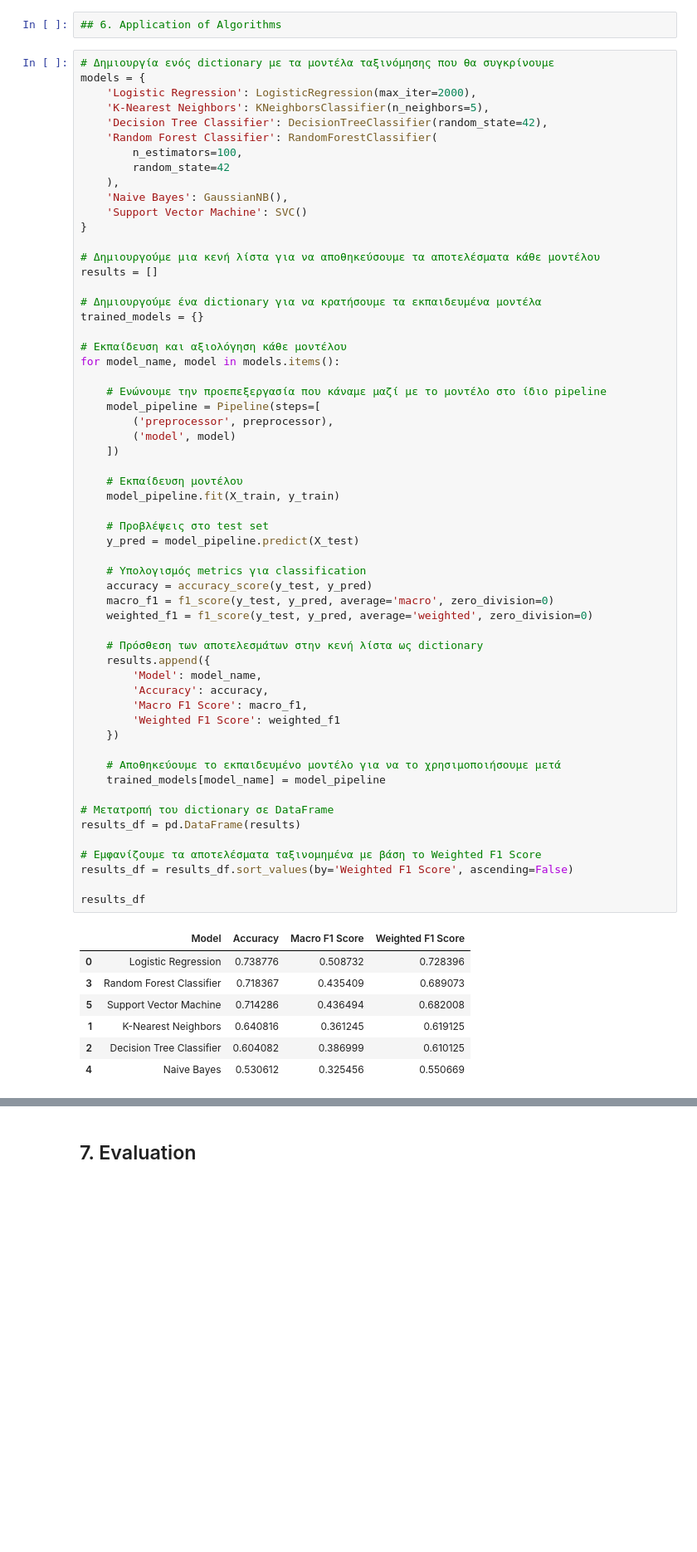
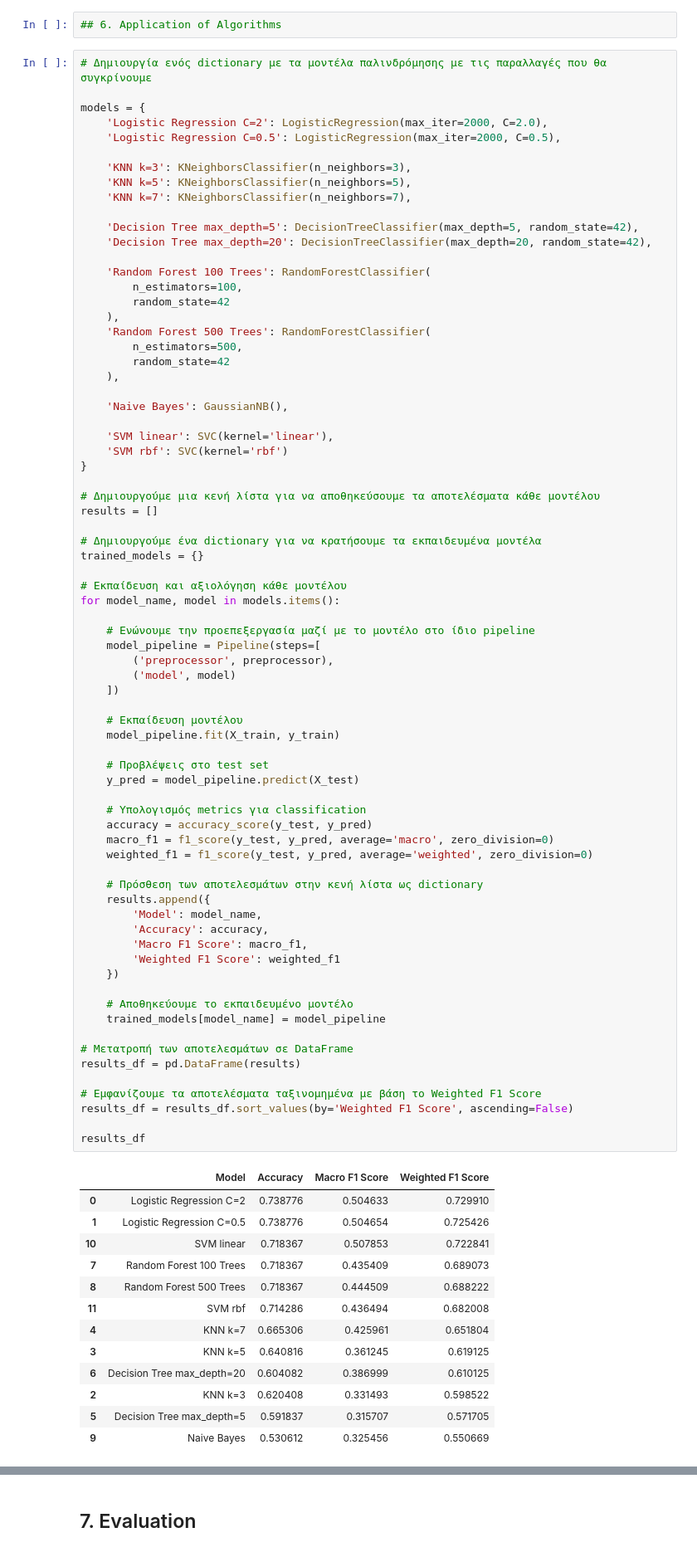
Before and after one commit to Loukas89/ML-FIFA-Analysis-Regression-Classification-Clustering-, a Jupyter notebook: Classification.ipynb, the cells around one changed output, grey strips where cells are left out. Shown at 83% size. Saved outputs shown, nothing was run; the diff lists cells and outputs as text; blank space fills up the shorter version.

```diff
--- a/Classification.ipynb
+++ b/Classification.ipynb
@@ -642,17 +642,32 @@ print("Διαστάσεις X_test μετά το preprocessing:", X_test_process
 # %%
 ## 6. Application of Algorithms
 # %%
-# Δημιουργία ενός dictionary με τα μοντέλα ταξινόμησης που θα συγκρίνουμε
+# Δημιουργία ενός dictionary με τα μοντέλα παλινδρόμησης με τις παραλλαγές που θα συγκρίνουμε
+
 models = {
-    'Logistic Regression': LogisticRegression(max_iter=2000),
-    'K-Nearest Neighbors': KNeighborsClassifier(n_neighbors=5),
-    'Decision Tree Classifier': DecisionTreeClassifier(random_state=42),
-    'Random Forest Classifier': RandomForestClassifier(
+    'Logistic Regression C=2': LogisticRegression(max_iter=2000, C=2.0),
+    'Logistic Regression C=0.5': LogisticRegression(max_iter=2000, C=0.5),
+
+    'KNN k=3': KNeighborsClassifier(n_neighbors=3),
+    'KNN k=5': KNeighborsClassifier(n_neighbors=5),
+    'KNN k=7': KNeighborsClassifier(n_neighbors=7),
+
+    'Decision Tree max_depth=5': DecisionTreeClassifier(max_depth=5, random_state=42),
+    'Decision Tree max_depth=20': DecisionTreeClassifier(max_depth=20, random_state=42),
+
+    'Random Forest 100 Trees': RandomForestClassifier(
         n_estimators=100,
         random_state=42
     ),
+    'Random Forest 500 Trees': RandomForestClassifier(
+        n_estimators=500,
+        random_state=42
+    ),
+
     'Naive Bayes': GaussianNB(),
-    'Support Vector Machine': SVC()
+
+    'SVM linear': SVC(kernel='linear'),
+    'SVM rbf': SVC(kernel='rbf')
 }
 
 # Δημιουργούμε μια κενή λίστα για να αποθηκεύσουμε τα αποτελέσματα κάθε μοντέλου
@@ -664,7 +679,7 @@ trained_models = {}
 # Εκπαίδευση και αξιολόγηση κάθε μοντέλου
 for model_name, model in models.items():
 
-    # Ενώνουμε την προεπεξεργασία που κάναμε μαζί με το μοντέλο στο ίδιο pipeline
+    # Ενώνουμε την προεπεξεργασία μαζί με το μοντέλο στο ίδιο pipeline
     model_pipeline = Pipeline(steps=[
         ('preprocessor', preprocessor),
         ('model', model)
@@ -672,38 +687,44 @@ for model_name, model in models.items():
 
     # Εκπαίδευση μοντέλου
     model_pipeline.fit(X_train, y_train)
 
     # Προβλέψεις στο test set
     y_pred = model_pipeline.predict(X_test)
 
     # Υπολογισμός metrics για classification
     accuracy = accuracy_score(y_test, y_pred)
     macro_f1 = f1_score(y_test, y_pred, average='macro', zero_division=0)
     weighted_f1 = f1_score(y_test, y_pred, average='weighted', zero_division=0)
 
     # Πρόσθεση των αποτελεσμάτων στην κενή λίστα ως dictionary
     results.append({
         'Model': model_name,
         'Accuracy': accuracy,
         'Macro F1 Score': macro_f1,
         'Weighted F1 Score': weighted_f1
     })
 
-    # Αποθηκεύουμε το εκπαιδευμένο μοντέλο για να το χρησιμοποιήσουμε μετά
+    # Αποθηκεύουμε το εκπαιδευμένο μοντέλο
     trained_models[model_name] = model_pipeline
 
-# Μετατροπή του dictionary σε DataFrame
+# Μετατροπή των αποτελεσμάτων σε DataFrame
 results_df = pd.DataFrame(results)
 
 # Εμφανίζουμε τα αποτελέσματα ταξινομημένα με βάση το Weighted F1 Score
 results_df = results_df.sort_values(by='Weighted F1 Score', ascending=False)
 
 results_df
 # %% [output]
 |  | Model | Accuracy | Macro F1 Score | Weighted F1 Score |
-| 0 | Logistic Regression | 0.738776 | 0.508732 | 0.728396 |
-| 3 | Random Forest Classifier | 0.718367 | 0.435409 | 0.689073 |
-| 5 | Support Vector Machine | 0.714286 | 0.436494 | 0.682008 |
-| 1 | K-Nearest Neighbors | 0.640816 | 0.361245 | 0.619125 |
-| 2 | Decision Tree Classifier | 0.604082 | 0.386999 | 0.610125 |
-| 4 | Naive Bayes | 0.530612 | 0.325456 | 0.550669 |
+| 0 | Logistic Regression C=2 | 0.738776 | 0.504633 | 0.729910 |
+| 1 | Logistic Regression C=0.5 | 0.738776 | 0.504654 | 0.725426 |
+| 10 | SVM linear | 0.718367 | 0.507853 | 0.722841 |
+| 7 | Random Forest 100 Trees | 0.718367 | 0.435409 | 0.689073 |
+| 8 | Random Forest 500 Trees | 0.718367 | 0.444509 | 0.688222 |
+| 11 | SVM rbf | 0.714286 | 0.436494 | 0.682008 |
+| 4 | KNN k=7 | 0.665306 | 0.425961 | 0.651804 |
+| 3 | KNN k=5 | 0.640816 | 0.361245 | 0.619125 |
+| 6 | Decision Tree max_depth=20 | 0.604082 | 0.386999 | 0.610125 |
+| 2 | KNN k=3 | 0.620408 | 0.331493 | 0.598522 |
+| 5 | Decision Tree max_depth=5 | 0.591837 | 0.315707 | 0.571705 |
+| 9 | Naive Bayes | 0.530612 | 0.325456 | 0.550669 |
```
Also changed, not shown: parts of 7 cells of this notebook, 1 other file.
